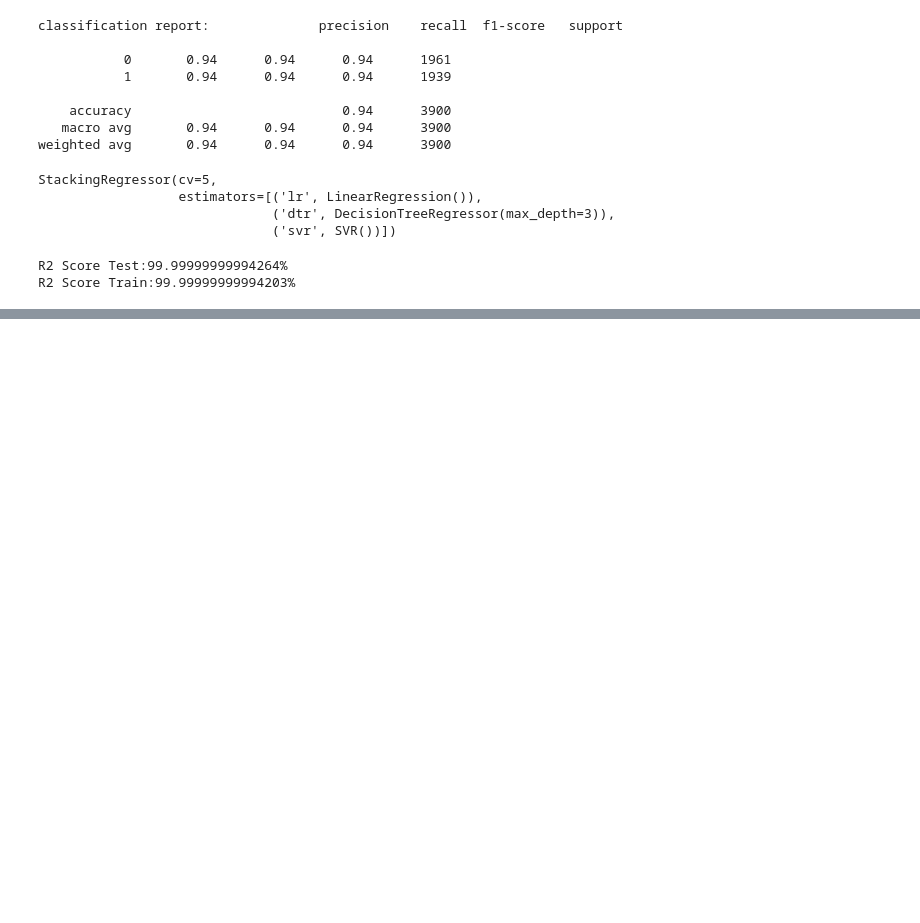
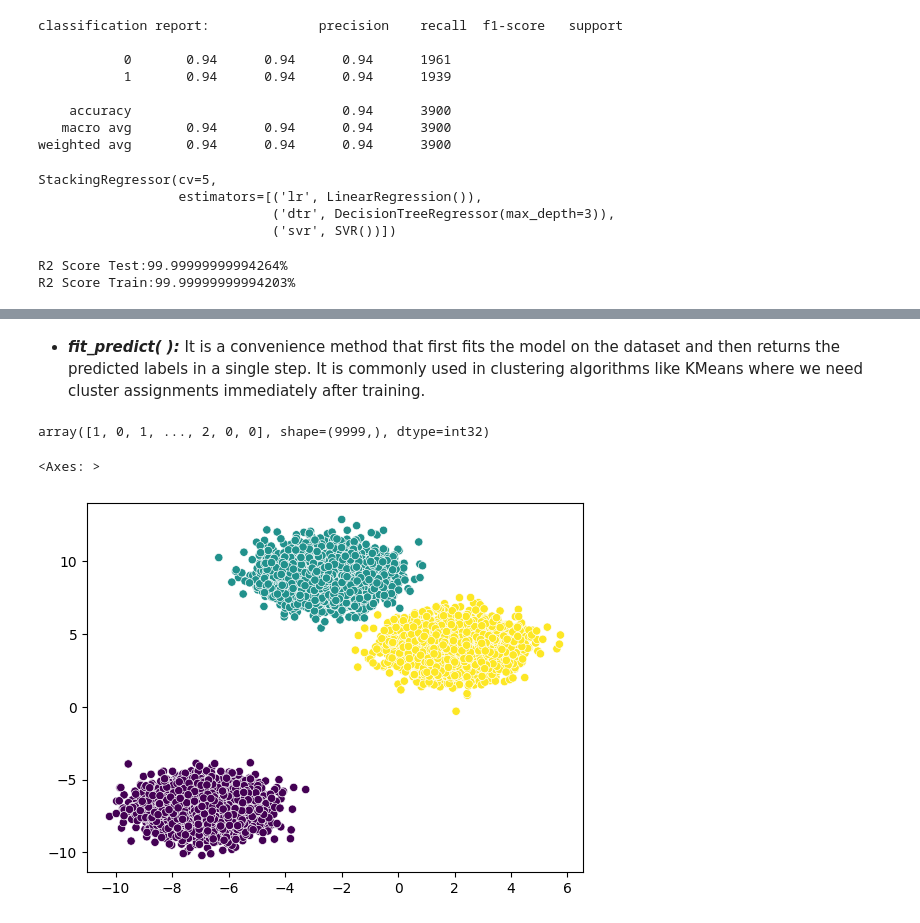
Before and after one commit to Ankit1726/AIML_Resources, a Jupyter notebook: Machine_Learning/Quick_ML.ipynb, the cells around one changed output, grey strips where cells are left out. Drawn from its saved outputs; the diff is of its cells as text; code cells hidden in the pictures; blank space fills up the shorter version.

```diff
--- a/Machine_Learning/Quick_ML.ipynb
+++ b/Machine_Learning/Quick_ML.ipynb
@@ -2752,0 +2804,20 @@ R2 Score Train:99.99999999994203%
+# %%
+## Applying K Means Clustering
+from sklearn.cluster import KMeans
+kmeans = KMeans(
+     n_clusters=3,
+     random_state=42
+
+)
+labels = kmeans.fit_predict(X)
+# %% [markdown]
+- ***fit_predict( ):*** It is a convenience method that first fits the model on the dataset and then returns the predicted labels in a single step. It is commonly used in clustering algorithms like KMeans where we need cluster assignments immediately after training.
+# %%
+labels
+# %% [output]
+array([1, 0, 1, ..., 2, 0, 0], shape=(9999,), dtype=int32)
+# %%
+sns.scatterplot(x=X[:,0],y=X[:,1],c=labels)
+# %% [output]
+<Axes: >
+[figure, added]
```
Also changed, not shown: parts of 38 cells of this notebook, 3 other files.
